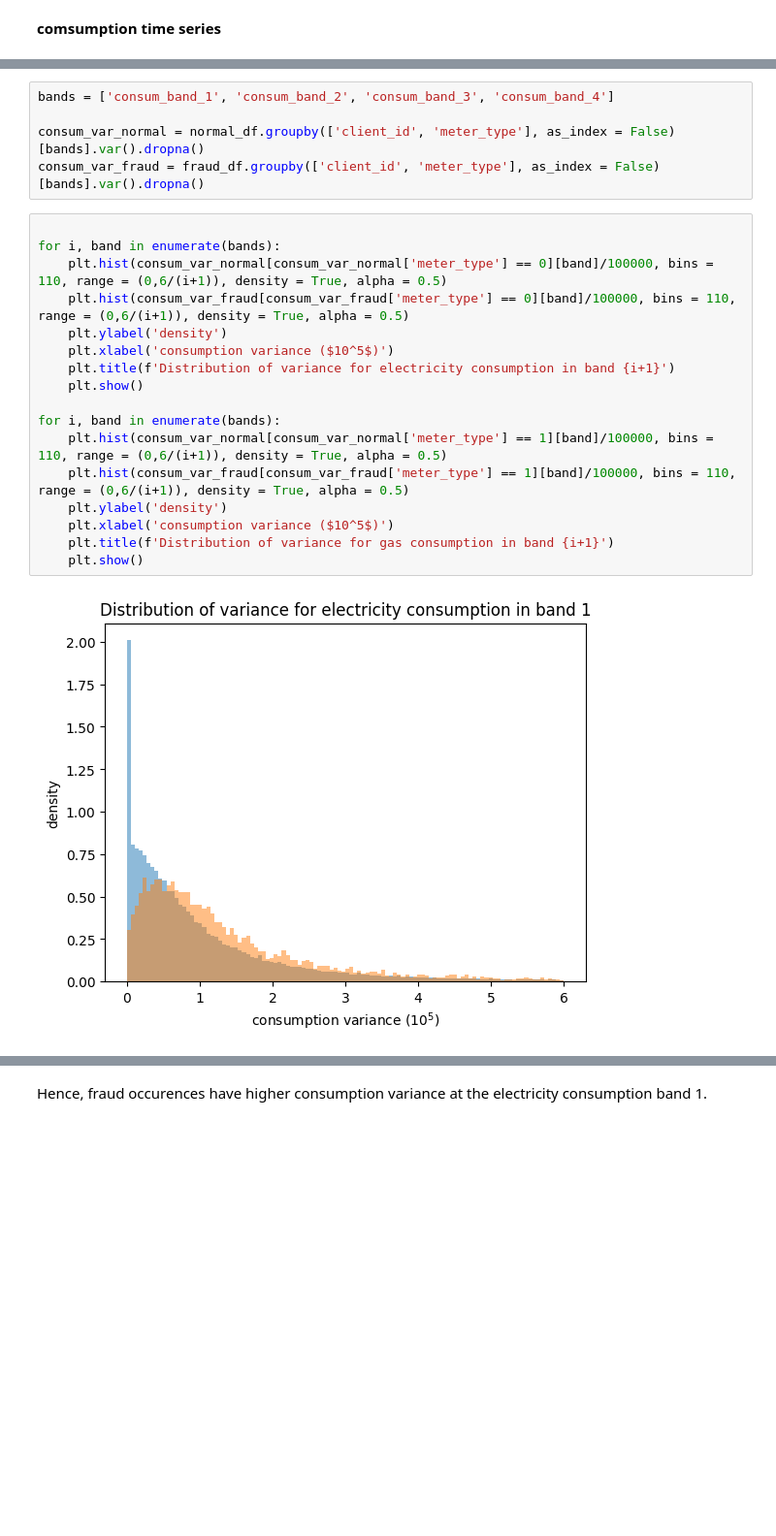
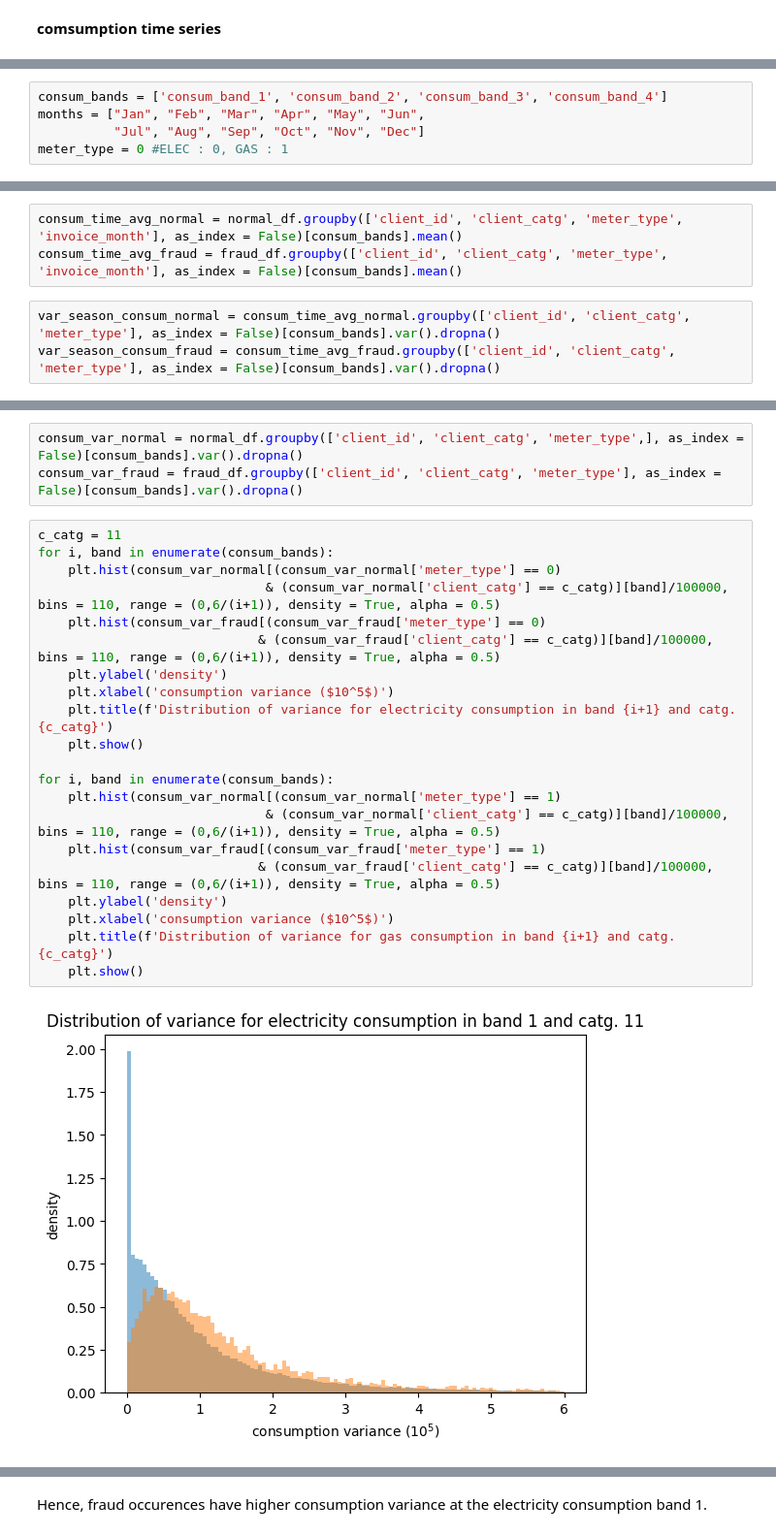
Before and after one commit to wcclima/ds-fraud-project, a Jupyter notebook: Fraud_Detection_Starter.ipynb, the cells around one changed output, grey strips where cells are left out. Shown: that part at 97% size. Saved outputs shown, nothing was run; the diff lists cells and outputs as text; blank space fills up the shorter version.

```diff
--- a/Fraud_Detection_Starter.ipynb
+++ b/Fraud_Detection_Starter.ipynb
@@ -462,0 +533,5 @@ Let us randomly select two clients, one a fraudist and the other a normal client
+# %%
+consum_bands = ['consum_band_1', 'consum_band_2', 'consum_band_3', 'consum_band_4']
+months = ["Jan", "Feb", "Mar", "Apr", "May", "Jun",
+          "Jul", "Aug", "Sep", "Oct", "Nov", "Dec"]
+meter_type = 0 #ELEC : 0, GAS : 1
@@ -542,0 +591,6 @@ plt.show()
+# %%
+consum_time_avg_normal = normal_df.groupby(['client_id', 'client_catg', 'meter_type', 'invoice_month'], as_index = False)[consum_bands].mean()
+consum_time_avg_fraud = fraud_df.groupby(['client_id', 'client_catg', 'meter_type', 'invoice_month'], as_index = False)[consum_bands].mean()
+# %%
+var_season_consum_normal = consum_time_avg_normal.groupby(['client_id', 'client_catg', 'meter_type'], as_index = False)[consum_bands].var().dropna()
+var_season_consum_fraud = consum_time_avg_fraud.groupby(['client_id', 'client_catg', 'meter_type'], as_index = False)[consum_bands].var().dropna()
@@ -545,24 +632,26 @@ Let us take a look at the variance of the consumption at each band.
 # %%
-bands = ['consum_band_1', 'consum_band_2', 'consum_band_3', 'consum_band_4']
-
-consum_var_normal = normal_df.groupby(['client_id', 'meter_type'], as_index = False)[bands].var().dropna()
-consum_var_fraud = fraud_df.groupby(['client_id', 'meter_type'], as_index = False)[bands].var().dropna()
+consum_var_normal = normal_df.groupby(['client_id', 'client_catg', 'meter_type',], as_index = False)[consum_bands].var().dropna()
+consum_var_fraud = fraud_df.groupby(['client_id', 'client_catg', 'meter_type'], as_index = False)[consum_bands].var().dropna()
 # %%
-
-for i, band in enumerate(bands):
-    plt.hist(consum_var_normal[consum_var_normal['meter_type'] == 0][band]/100000, bins = 110, range = (0,6/(i+1)), density = True, alpha = 0.5)
-    plt.hist(consum_var_fraud[consum_var_fraud['meter_type'] == 0][band]/100000, bins = 110, range = (0,6/(i+1)), density = True, alpha = 0.5)
+c_catg = 11
+for i, band in enumerate(consum_bands):
+    plt.hist(consum_var_normal[(consum_var_normal['meter_type'] == 0)
+                              & (consum_var_normal['client_catg'] == c_catg)][band]/100000, bins = 110, range = (0,6/(i+1)), density = True, alpha = 0.5)
+    plt.hist(consum_var_fraud[(consum_var_fraud['meter_type'] == 0)
+                             & (consum_var_fraud['client_catg'] == c_catg)][band]/100000, bins = 110, range = (0,6/(i+1)), density = True, alpha = 0.5)
     plt.ylabel('density')
     plt.xlabel('consumption variance ($10^5$)')
-    plt.title(f'Distribution of variance for electricity consumption in band {i+1}')
+    plt.title(f'Distribution of variance for electricity consumption in band {i+1} and catg. {c_catg}')
     plt.show()
 
-for i, band in enumerate(bands):
-    plt.hist(consum_var_normal[consum_var_normal['meter_type'] == 1][band]/100000, bins = 110, range = (0,6/(i+1)), density = True, alpha = 0.5)
-    plt.hist(consum_var_fraud[consum_var_fraud['meter_type'] == 1][band]/100000, bins = 110, range = (0,6/(i+1)), density = True, alpha = 0.5)
+for i, band in enumerate(consum_bands):
+    plt.hist(consum_var_normal[(consum_var_normal['meter_type'] == 1)
+                              & (consum_var_normal['client_catg'] == c_catg)][band]/100000, bins = 110, range = (0,6/(i+1)), density = True, alpha = 0.5)
+    plt.hist(consum_var_fraud[(consum_var_fraud['meter_type'] == 1)
+                             & (consum_var_fraud['client_catg'] == c_catg)][band]/100000, bins = 110, range = (0,6/(i+1)), density = True, alpha = 0.5)
     plt.ylabel('density')
     plt.xlabel('consumption variance ($10^5$)')
-    plt.title(f'Distribution of variance for gas consumption in band {i+1}')
+    plt.title(f'Distribution of variance for gas consumption in band {i+1} and catg. {c_catg}')
     plt.show()
 # %% [output]
-[figure, old version]
+[figure, new version]
```
Also changed, not shown: parts of 65 cells of this notebook.
